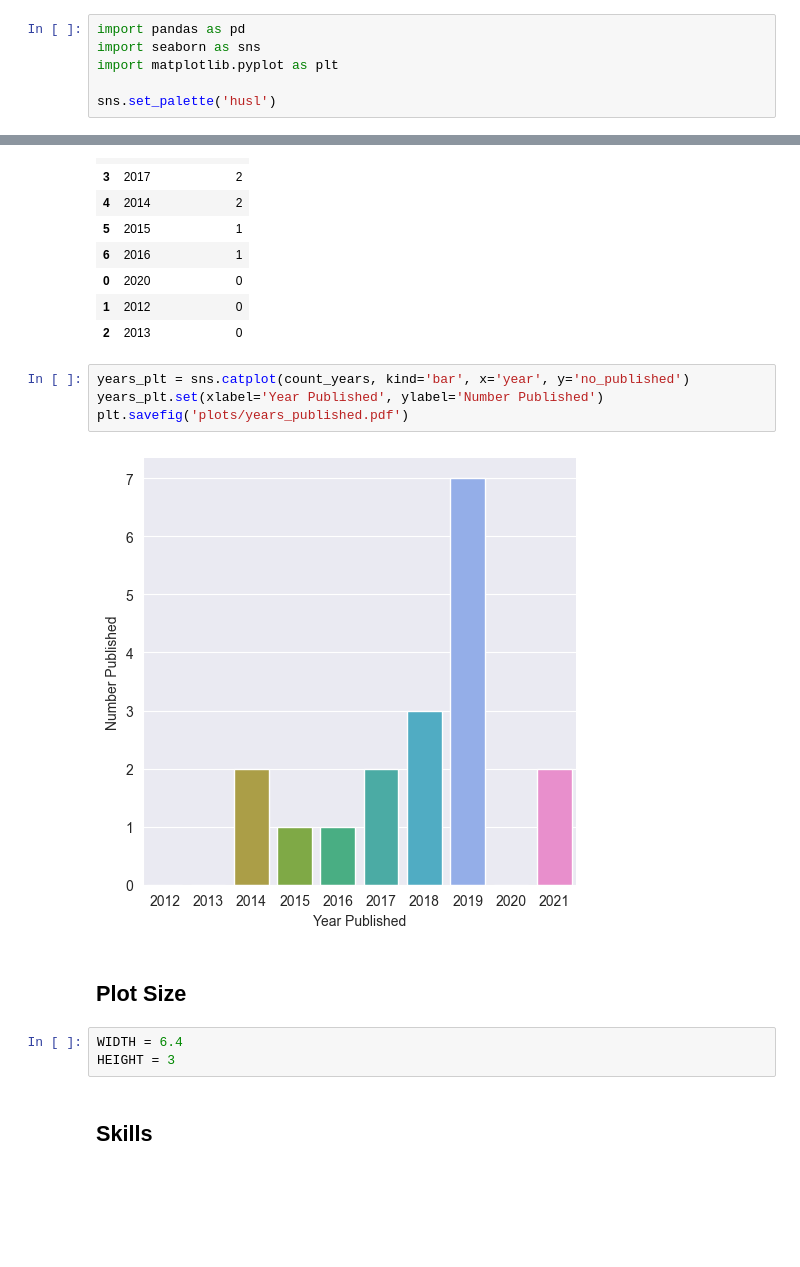
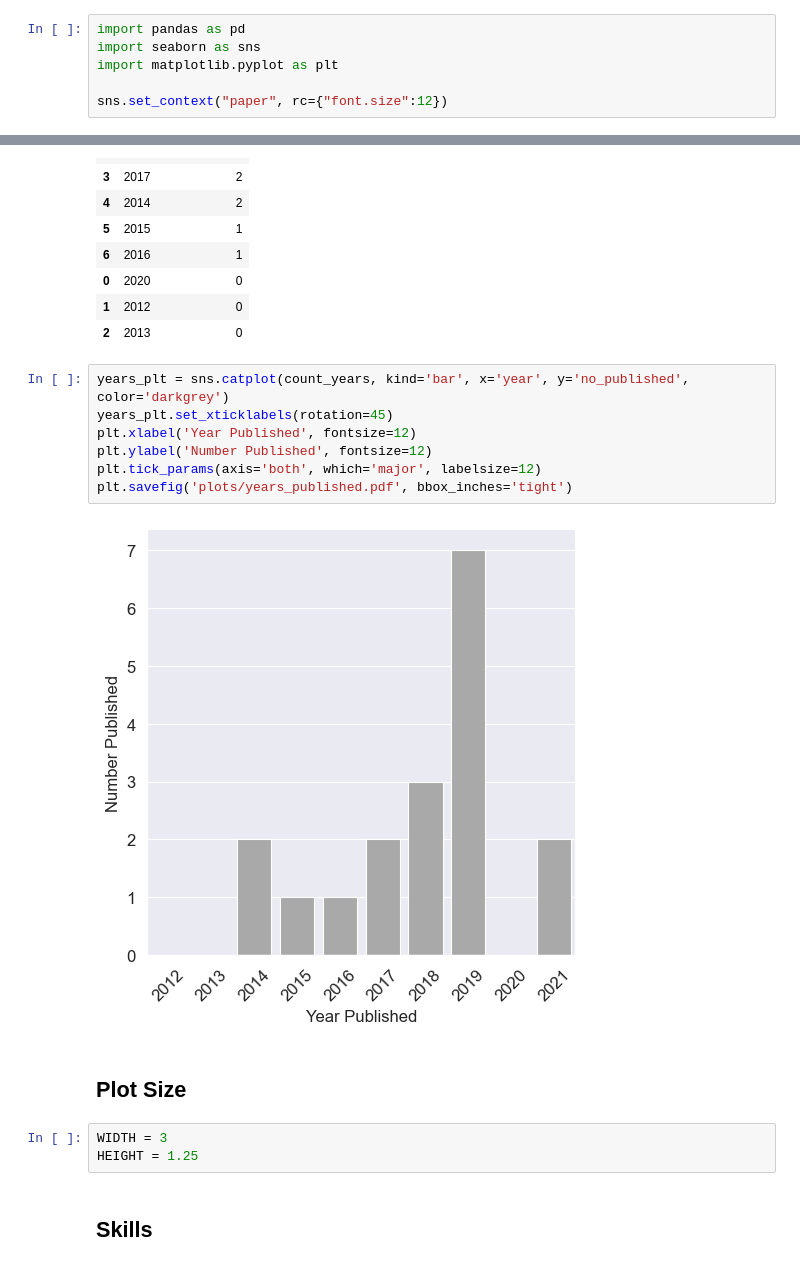
Before and after one commit to m-messer/In-Depth_Analysis_ML_Graders_Analysis, a Jupyter notebook: analysis.ipynb, the cells around one changed output, grey strips where cells are left out. Cells and saved outputs as stored; diff of their text form; blank space fills up the shorter version.

```diff
--- a/analysis.ipynb
+++ b/analysis.ipynb
@@ -3,7 +3,7 @@ import pandas as pd
 import seaborn as sns
 import matplotlib.pyplot as plt
 
-sns.set_palette('husl')
+sns.set_context("paper", rc={"font.size":12})
 # %% [markdown]
 ## Get results and tidy dataset
 # %%
@@ -51,16 +51,19 @@ count_years
 | 1 | 2012 | 0 |
 | 2 | 2013 | 0 |
 # %%
-years_plt = sns.catplot(count_years, kind='bar', x='year', y='no_published')
-years_plt.set(xlabel='Year Published', ylabel='Number Published')
-plt.savefig('plots/years_published.pdf')
+years_plt = sns.catplot(count_years, kind='bar', x='year', y='no_published', color='darkgrey')
+years_plt.set_xticklabels(rotation=45)
+plt.xlabel('Year Published', fontsize=12)
+plt.ylabel('Number Published', fontsize=12)
+plt.tick_params(axis='both', which='major', labelsize=12)
+plt.savefig('plots/years_published.pdf', bbox_inches='tight')
 # %% [output]
-[figure, old version]
+[figure, new version]
 # %% [markdown]
 ## Plot Size
-# %%
-WIDTH = 6.4
-HEIGHT = 3
+# %%
+WIDTH = 3
+HEIGHT = 1.25
 # %% [markdown]
 ## Skills
 # %%
```
Also changed, not shown: parts of 8 cells of this notebook, 6 other files.
